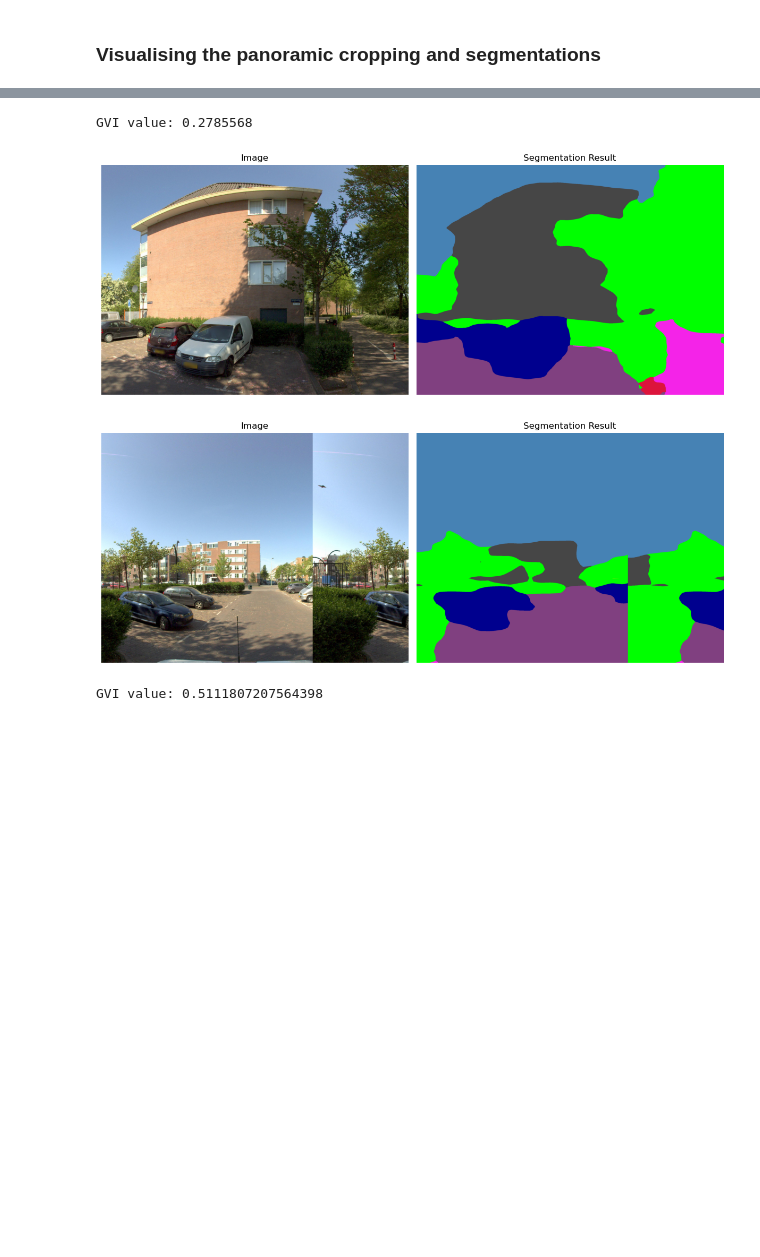
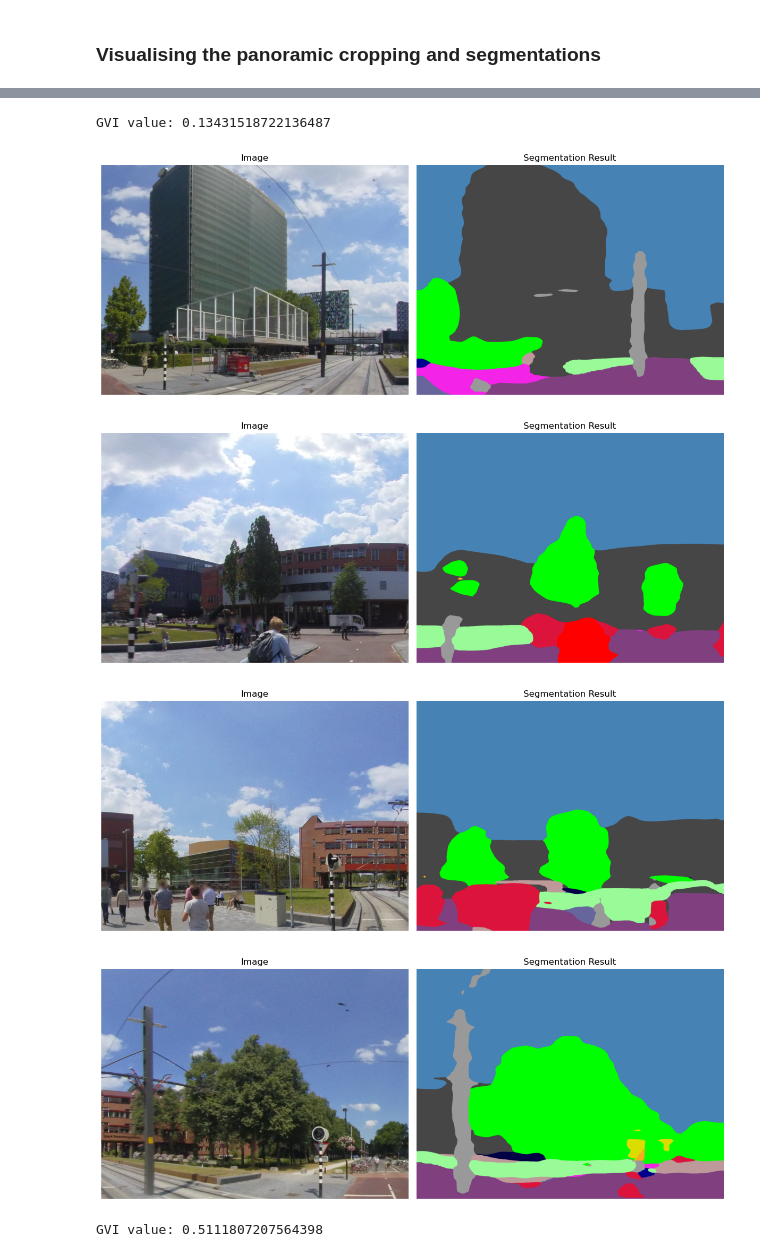
Before and after one commit to Spatial-Data-Science-and-GEO-AI-Lab/StreetView-NatureVisibility, a Jupyter notebook: pipeline_step_by_step.ipynb, the cells around one changed output, grey strips where cells are left out. Cells and saved outputs as stored; diff of their text form; code cells hidden in the pictures; blank space fills up the shorter version.

Commit message:
Make changes to crop images by road centers or into 4 parts

```diff
--- a/pipeline_step_by_step.ipynb
+++ b/pipeline_step_by_step.ipynb
@@ -23,8 +23,8 @@ import io
 # %%
 place = "De Uithof, Utrecht" # Name of the place to analyse, in this specific case, Utrecht Science Park will be used
 distance = 50  # Distance between the sample points in meters
-cut_by_road_centres = False # Determine if panoramic images are going to be cropped using the road centres
-access_token = "MLY|6485067431536537|baf4334b590f31d5b78eff1dbd2743f1" # Access token for mapillary (e.g. MLY|)
+cut_by_road_centres = 0 # Determine if panoramic images are going to be cropped using the road centres
+access_token = "MLY|" # Access token for mapillary (e.g. MLY|)
 file_name = "sample-file" # Name of the csv file in which the points with the GVI value are going to be stored
 max_workers = 8 # Number of threads that are going to be used, a good starting point could be the number of cores of the computer
 # As this is only an example to explain the pipeline, I'll take just 20 points
@@ -282,11 +282,9 @@ def display_images(row):
     image_id = row["image_id"].values[0]
     is_panoramic = row["is_panoramic"].values[0]
 
-    images, pickles, result = download_image(id, geometry, image_id, is_panoramic, 1, access_token, processor, model)
+    images, pickles, result = download_image(id, geometry, image_id, is_panoramic, cut_by_road_centres, access_token, processor, model)
 
     print(f"GVI value: {result[3]}")
 
     for image, pickle in zip(images, pickles):
         visualize_results(image, pickle)
-# %%
-features = gpd.read_file('results/Amsterdam, Netherlands/points/points.gpkg')
@@ -313,10 +291,12 @@ features[features.is_panoramic == True].head(20)
 # %%
-feature_image = features[features.id == 23]
+feature_image = features[features.id == 214]
 display_images(feature_image)
 # %% [output]
-GVI value: 0.2785568
+GVI value: 0.13431518722136487
-[figure, old version]
+[figure, new version]
-[figure, old version]
+[figure, new version]
+[figure, added]
+[figure, added]
 # %%
 feature_image = features[features.id == 14]
 display_images(feature_image)
```
Also changed, not shown: parts of 1 cell of this notebook, 1 other file.
